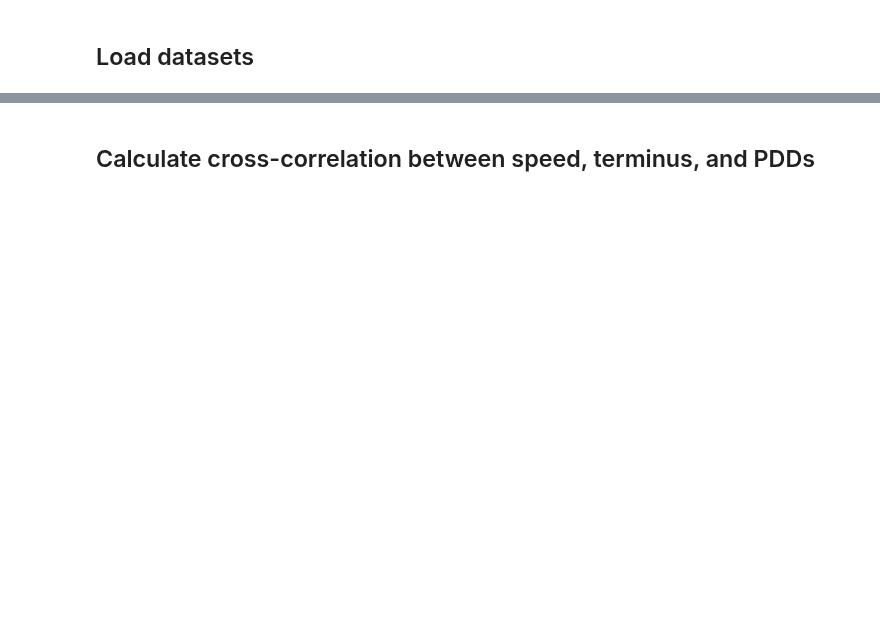
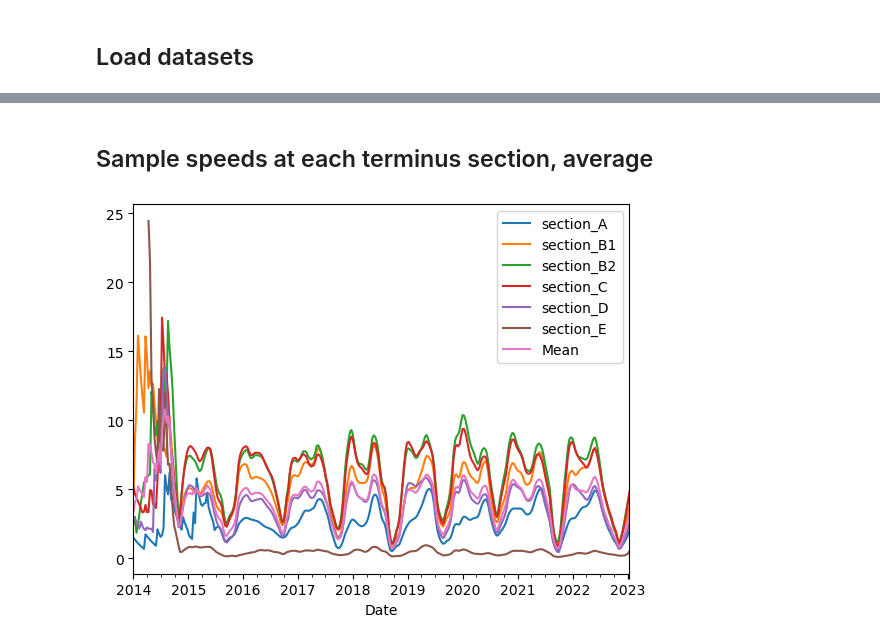
Before and after one commit to pohlan/Hubbard2024, a Jupyter notebook: make_paper_figures/speed_peaks_vs_weather_terminus.ipynb, the cells around one changed output, grey strips where cells are left out. Cells and saved outputs as stored; diff of their text form; code cells hidden in the pictures; blank space fills up the shorter version.

```diff
--- a/make_paper_figures/speed_peaks_vs_weather_terminus.ipynb
+++ b/make_paper_figures/speed_peaks_vs_weather_terminus.ipynb
@@ -27,6 +29,8 @@ ds = ds.rio.write_crs('EPSG:3413')
 ds = ds.rio.reproject(crs)
 ds = xr.where(ds > 1e10, np.nan, ds)
 ds = xr.where(ds==0, np.nan, ds)
+ds = ds.rio.write_crs(crs)
+print('Velocities loaded')
 
 # -----Air temperature --> PDDs
 air_fn = os.path.join(data_path, 'weather', 'Yakutat_2000_2023.csv')
@@ -35,12 +39,13 @@ air = pd.read_csv(air_fn)
 air = air[[x for x in list(air.columns) if 'Unnamed' not in x]]
 air['Date_Time'] = pd.DatetimeIndex(air['Date_Time'])
 air.rename(columns={'Date_Time': 'Date'}, inplace=True)
+print('Weather loaded')
 
-# -----Centerline
-cl_fn = os.path.join(data_path, 'velocity', 'center_50m.gpkg')
-cl_gdf = gpd.read_file(cl_fn)
-cl_gdf = cl_gdf.to_crs(crs)
-cl_x, cl_y = cl_gdf.geometry[0].coords.xy[0], cl_gdf.geometry[0].coords.xy[1]
+# -----Terminus sections
+term_sect_fn = os.path.join(data_path, 'terminus', 'terminus_sections.gpkg')
+term_sect = gpd.read_file(term_sect_fn)
+term_sect = term_sect.to_crs(crs)
+print('Terminus sections loaded')
 
 # -----Terminus
 term_fn = os.path.join(data_path, 'terminus', 'terminus_position_smooth.csv')
@@ -58,3 +63,4 @@ term = term.resample('1D').interpolate('time')
 term.reset_index(inplace=True)
 # Calculate mean retreat rate [m/d]
 term['Mean_retreat_rate_m/d'] = term['Mean_retreat_m'].diff()
+print('Terminus positions loaded')
@@ -534,2 +71,0 @@ plt.show()
-# %% [markdown]
-## Calculate cross-correlation between speed, terminus, and PDDs
@@ -598,0 +72,23 @@ plt.show()
+# %% [markdown]
+## Sample speeds at each terminus section, average
+# %%
+# Calculate mean speeds in each section
+v_term = pd.DataFrame(columns=['Date'] + list(term_sect['section'].values))
+v_term['Date'] = ds.time.data
+for i in range(0,len(term_sect)):
+    term_sect_i = term_sect.iloc[i,:]
+    # Clip velocity to terminus section
+    v_samp = ds.rio.clip([term_sect_i.geometry])
+    # Average the timeseries in the polygon
+    v_samp_mean = v_samp.mean(dim='x').mean(dim='y').v.data
+    # Add to dataframe
+    v_term[term_sect_i['section']] = v_samp_mean
+
+# Calculate mean time series in all terminus sections
+v_term.set_index('Date', inplace=True)
+v_term['Mean'] = v_term.mean(axis=1)
+v_term = v_term / 365 # Convert from m/y to m/d
+v_term.plot()
+v_term.reset_index(inplace=True)
+# %% [output]
+[figure, added]
```
Also changed, not shown: parts of 28 cells of this notebook, 1 other file.
